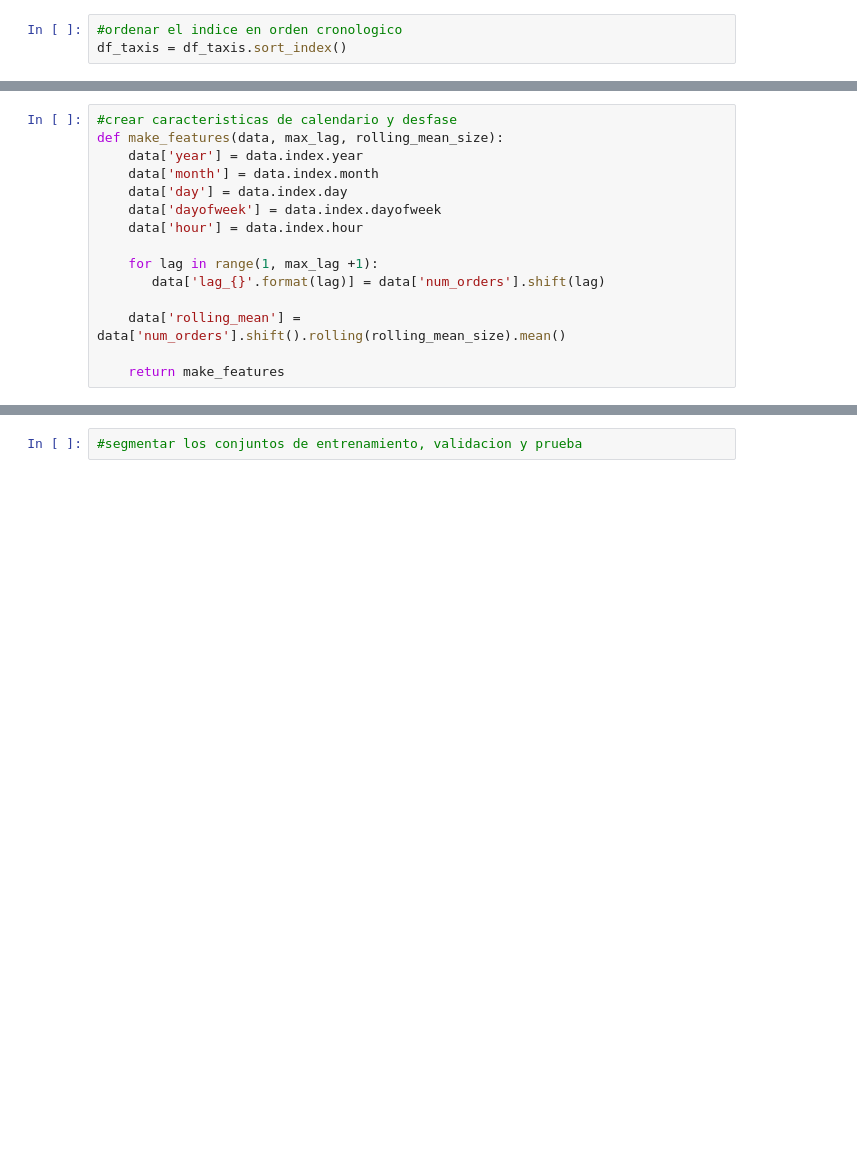
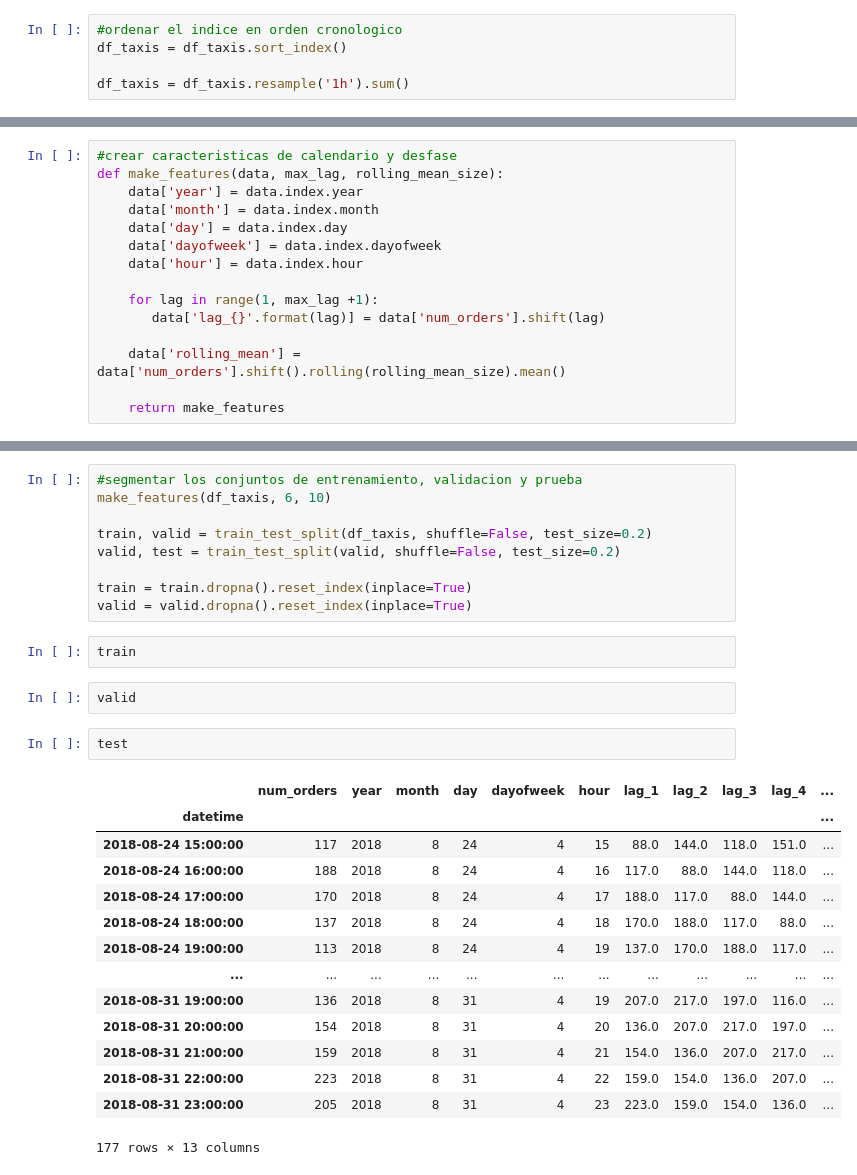
Before and after one commit to wh1tneyr/Sweet-Lift-Taxi, a Jupyter notebook: Sweet lift taxi.ipynb, the cells around one changed output, grey strips where cells are left out. Drawn from its saved outputs; the diff is of its cells as text; blank space fills up the shorter version.

Commit message:
segmentando los conjuntos de entrenamiento, validacion y prueba

```diff
--- a/Sweet lift taxi.ipynb
+++ b/Sweet lift taxi.ipynb
@@ -57,6 +57,8 @@ df_taxis.describe()
 # %%
 #ordenar el indice en orden cronologico
 df_taxis = df_taxis.sort_index()
+
+df_taxis = df_taxis.resample('1h').sum()
 # %%
 #verificar el rango de fechas de la serie temporal
 print(df_taxis.index.min())
@@ -114,2 +110,30 @@ def make_features(data, max_lag, rolling_mean_size):
-# %%
-#segmentar los conjuntos de entrenamiento, validacion y prueba
+# %%
+#segmentar los conjuntos de entrenamiento, validacion y prueba
+make_features(df_taxis, 6, 10)
+
+train, valid = train_test_split(df_taxis, shuffle=False, test_size=0.2)
+valid, test = train_test_split(valid, shuffle=False, test_size=0.2)
+
+train = train.dropna().reset_index(inplace=True)
+valid = valid.dropna().reset_index(inplace=True)
+# %%
+train
+# %%
+valid
+# %%
+test
+# %% [output]
+|  | num_orders | year | month | day | dayofweek | hour | lag_1 | lag_2 | lag_3 | lag_4 | ... |
+| datetime |  |  |  |  |  |  |  |  |  |  | ... |
+| 2018-08-24 15:00:00 | 117 | 2018 | 8 | 24 | 4 | 15 | 88.0 | 144.0 | 118.0 | 151.0 | ... |
+| 2018-08-24 16:00:00 | 188 | 2018 | 8 | 24 | 4 | 16 | 117.0 | 88.0 | 144.0 | 118.0 | ... |
+| 2018-08-24 17:00:00 | 170 | 2018 | 8 | 24 | 4 | 17 | 188.0 | 117.0 | 88.0 | 144.0 | ... |
+| 2018-08-24 18:00:00 | 137 | 2018 | 8 | 24 | 4 | 18 | 170.0 | 188.0 | 117.0 | 88.0 | ... |
+| 2018-08-24 19:00:00 | 113 | 2018 | 8 | 24 | 4 | 19 | 137.0 | 170.0 | 188.0 | 117.0 | ... |
+| ... | ... | ... | ... | ... | ... | ... | ... | ... | ... | ... | ... |
+| 2018-08-31 19:00:00 | 136 | 2018 | 8 | 31 | 4 | 19 | 207.0 | 217.0 | 197.0 | 116.0 | ... |
+| 2018-08-31 20:00:00 | 154 | 2018 | 8 | 31 | 4 | 20 | 136.0 | 207.0 | 217.0 | 197.0 | ... |
+| 2018-08-31 21:00:00 | 159 | 2018 | 8 | 31 | 4 | 21 | 154.0 | 136.0 | 207.0 | 217.0 | ... |
+| 2018-08-31 22:00:00 | 223 | 2018 | 8 | 31 | 4 | 22 | 159.0 | 154.0 | 136.0 | 207.0 | ... |
+| 2018-08-31 23:00:00 | 205 | 2018 | 8 | 31 | 4 | 23 | 223.0 | 159.0 | 154.0 | 136.0 | ... |
+177 rows × 13 columns
```
Also changed, not shown: parts of 4 cells of this notebook.
